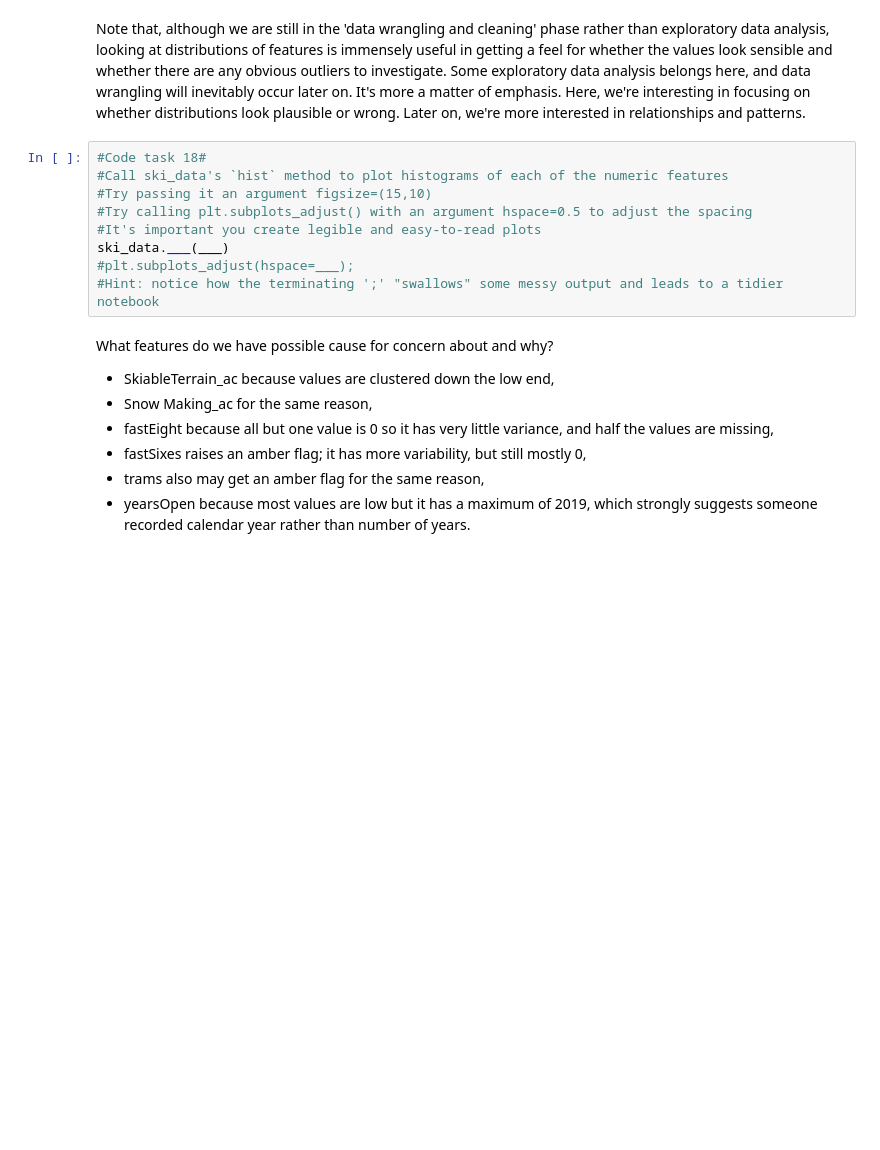
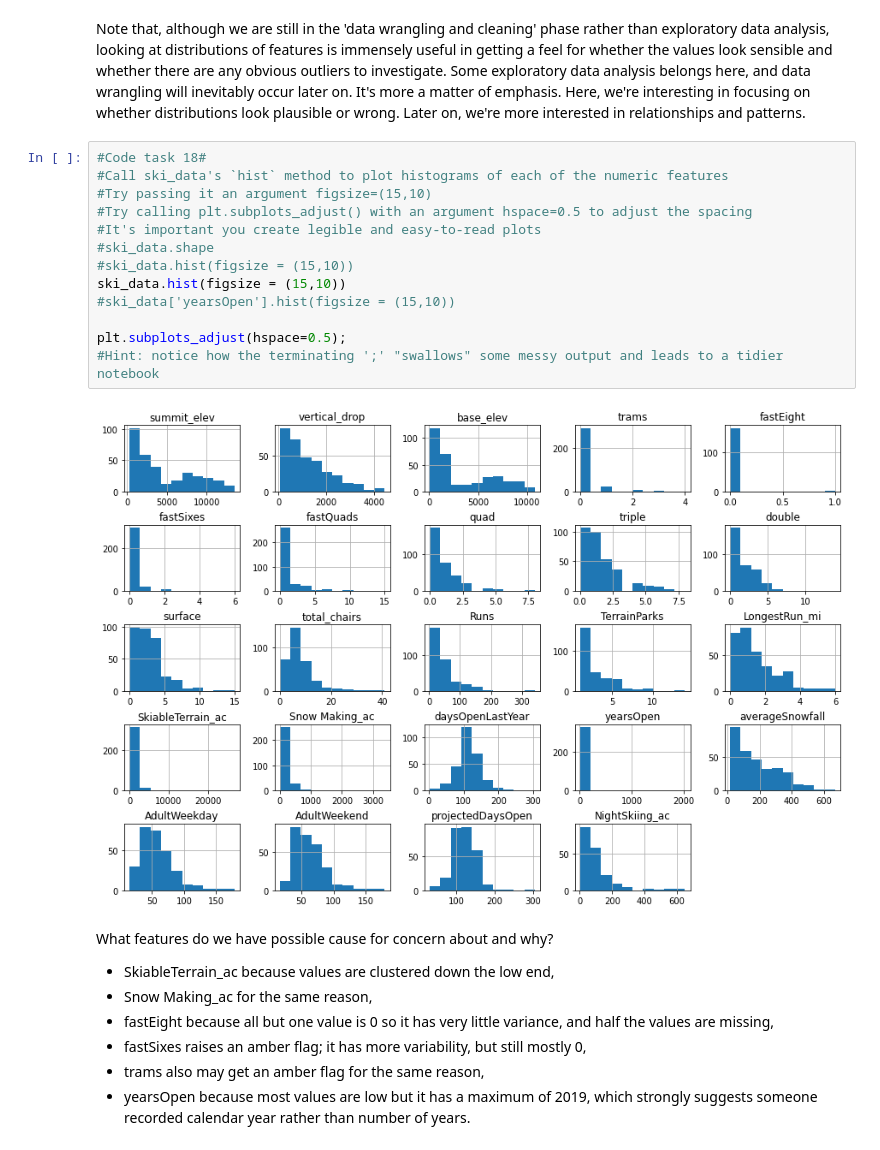
Before and after one commit to Pallavi43/DataScienceGuidedCapstone, a Jupyter notebook: Notebooks/02_data_wrangling.ipynb, the cells around one changed output. Drawn from its saved outputs; the diff is of its cells as text; blank space fills up the shorter version.

```diff
--- a/Notebooks/02_data_wrangling.ipynb
+++ b/Notebooks/02_data_wrangling.ipynb
@@ -586,12 +602,18 @@ Note that, although we are still in the 'data wrangling and cleaning' phase rath
 # %%
 #Code task 18#
 #Call ski_data's `hist` method to plot histograms of each of the numeric features
 #Try passing it an argument figsize=(15,10)
 #Try calling plt.subplots_adjust() with an argument hspace=0.5 to adjust the spacing
 #It's important you create legible and easy-to-read plots
-ski_data.___(___)
-#plt.subplots_adjust(hspace=___);
+#ski_data.shape
+#ski_data.hist(figsize = (15,10))
+ski_data.hist(figsize = (15,10))
+#ski_data['yearsOpen'].hist(figsize = (15,10))
+
+plt.subplots_adjust(hspace=0.5);
 #Hint: notice how the terminating ';' "swallows" some messy output and leads to a tidier notebook
+# %% [output]
+[figure, added]
 # %% [markdown]
 What features do we have possible cause for concern about and why?
 
```
Also changed, not shown: parts of 43 cells of this notebook, 1 other file.
